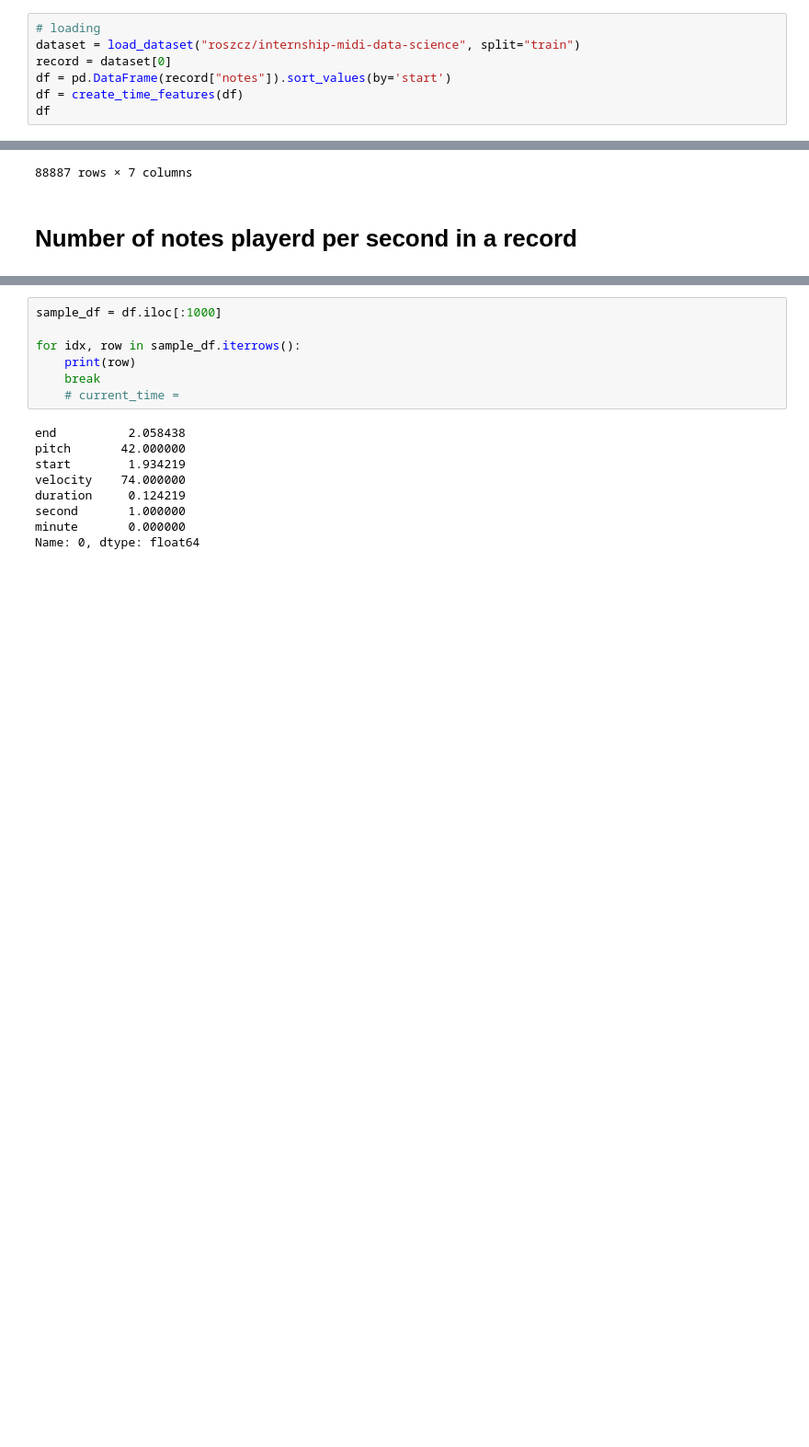
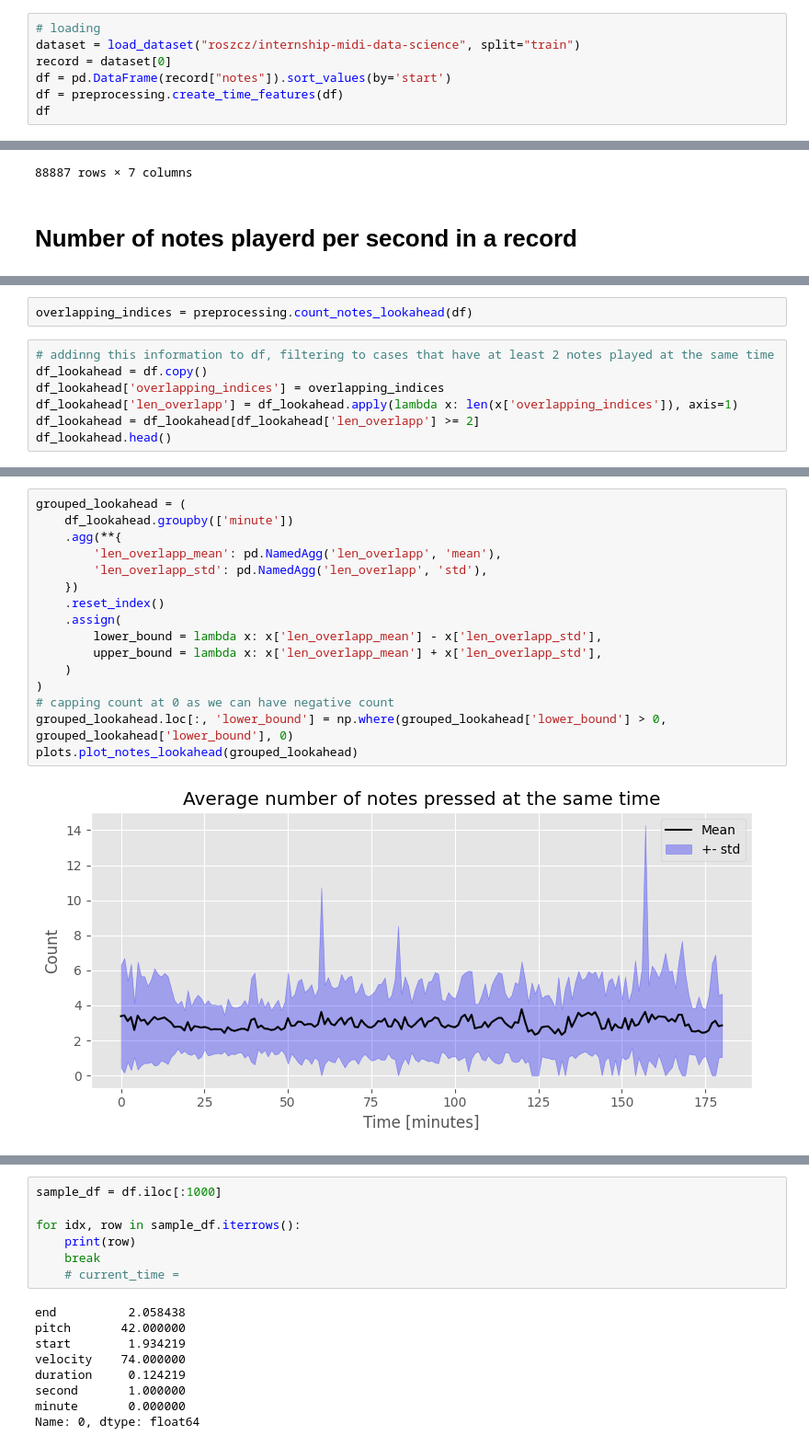
Before and after one commit to Nospoko/midi-internship, a Jupyter notebook: task-easy.ipynb, the cells around one changed output, grey strips where cells are left out. Shown at 92% size. Saved outputs shown, nothing was run; the diff lists cells and outputs as text; blank space fills up the shorter version.

Commit message:
Notes - lookahead counter

```diff
--- a/task-easy.ipynb
+++ b/task-easy.ipynb
@@ -14,7 +14,7 @@ from midi_utils.preprocessing import create_time_features
 dataset = load_dataset("roszcz/internship-midi-data-science", split="train")
 record = dataset[0]
 df = pd.DataFrame(record["notes"]).sort_values(by='start')
-df = create_time_features(df)
+df = preprocessing.create_time_features(df)
 df
 # %% [output]
 |  | end | pitch | start | velocity | duration | second | minute |
@@ -45,0 +43,9 @@ plot_record_speed(df)
+# %%
+overlapping_indices = preprocessing.count_notes_lookahead(df)
+# %%
+# addinng this information to df, filtering to cases that have at least 2 notes played at the same time
+df_lookahead = df.copy()
+df_lookahead['overlapping_indices'] = overlapping_indices
+df_lookahead['len_overlapp'] = df_lookahead.apply(lambda x: len(x['overlapping_indices']), axis=1)
+df_lookahead = df_lookahead[df_lookahead['len_overlapp'] >= 2]
+df_lookahead.head()
@@ -45,0 +59,18 @@ plot_record_speed(df)
+# %%
+grouped_lookahead = (
+    df_lookahead.groupby(['minute'])
+    .agg(**{
+        'len_overlapp_mean': pd.NamedAgg('len_overlapp', 'mean'),
+        'len_overlapp_std': pd.NamedAgg('len_overlapp', 'std'),
+    })
+    .reset_index()
+    .assign(
+        lower_bound = lambda x: x['len_overlapp_mean'] - x['len_overlapp_std'],
+        upper_bound = lambda x: x['len_overlapp_mean'] + x['len_overlapp_std'],
+    )
+)
+# capping count at 0 as we can have negative count
+grouped_lookahead.loc[:, 'lower_bound'] = np.where(grouped_lookahead['lower_bound'] > 0, grouped_lookahead['lower_bound'], 0)
+plots.plot_notes_lookahead(grouped_lookahead)
+# %% [output]
+[figure, added]
```
Also changed, not shown: parts of 10 cells of this notebook, 3 other files.
